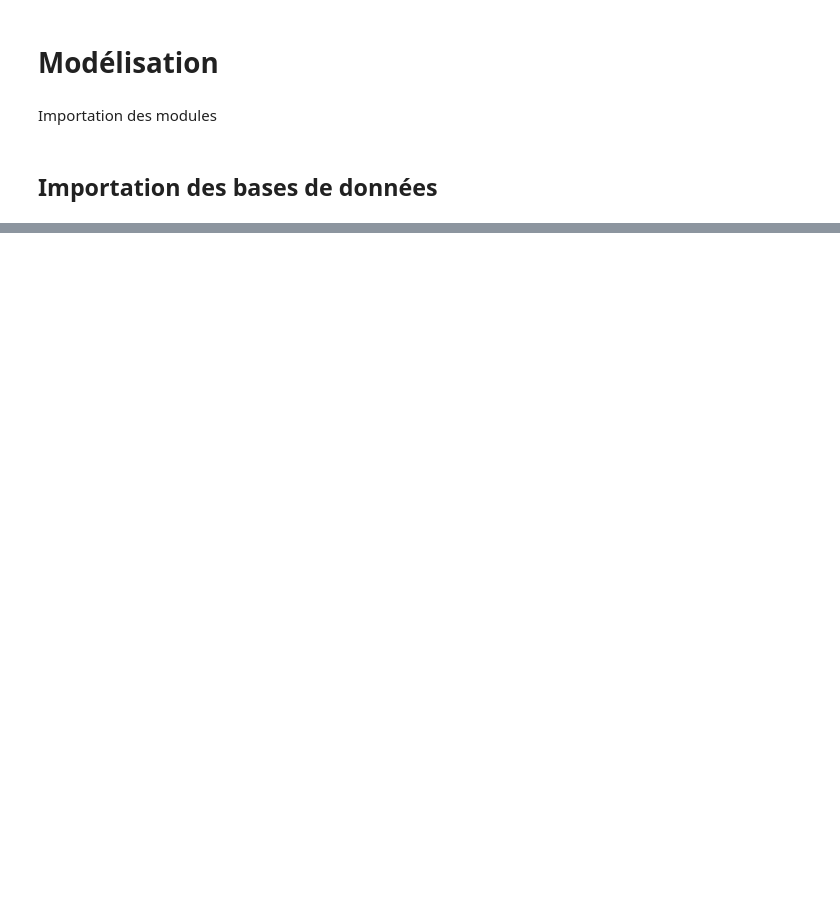
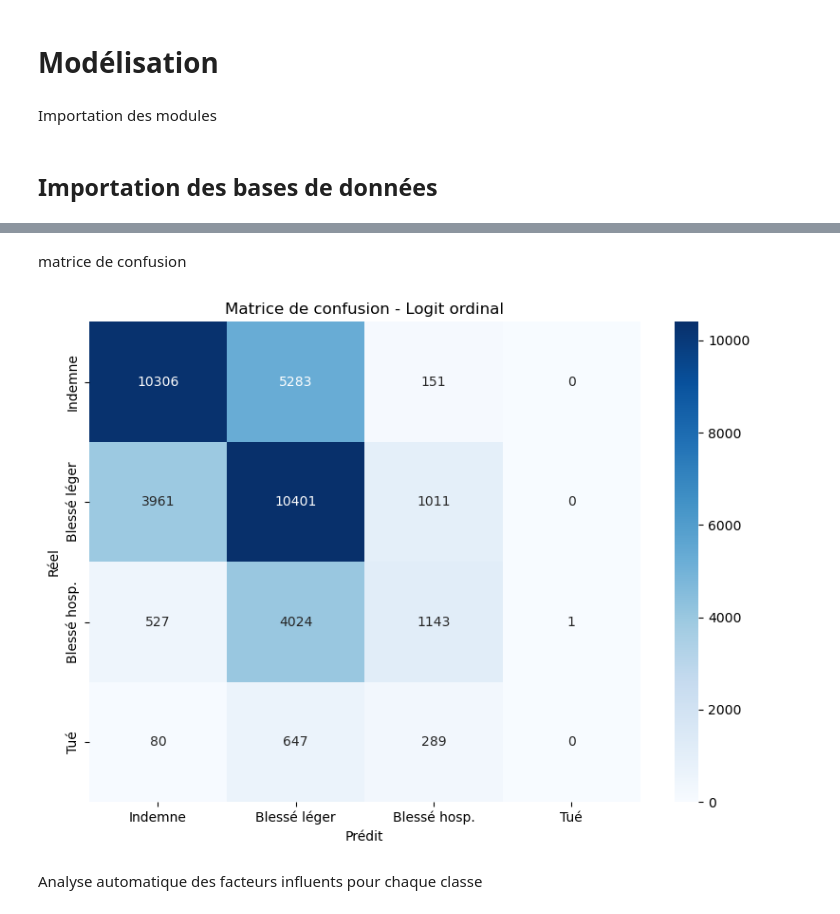
Before and after one commit to Romaric01K/Projet_Tutor-, a Jupyter notebook: Modélisation.ipynb, the cells around one changed output, grey strips where cells are left out. Drawn from its saved outputs; the diff is of its cells as text; code cells hidden in the pictures; blank space fills up the shorter version.

```diff
--- a/Modélisation.ipynb
+++ b/Modélisation.ipynb
@@ -201,0 +201,27 @@ manv          -0.0177      0.001    -21.835      0.000      -0.019      -0.016
+# %%
+# 1. Création de la variable cible binaire (0 = indemne, 1 = blessé ou tué)
+base_f['cible_blesse'] = base_f['grav'].apply(lambda x: 0 if x == 1 else 1)
+
+# 2. Définition des variables explicatives
+variables = ['sexe', 'age', 'catv', 'catu', 'atm', 'lum', 'trajet', 'secu1', 'choc', 'manv', 'agg']
+
+# 3. Sélection des colonnes utiles et suppression des valeurs manquantes
+df_model = base_f[variables + ['cible_blesse']].dropna()
+
+# 4. Encodage des variables catégorielles (get_dummies)
+X = pd.get_dummies(df_model.drop('cible_blesse', axis=1), drop_first=True)
+X = X.astype(float)  # ✅ Conversion explicite pour éviter l'erreur
+
+# 5. Ajout de constante pour l'interception
+X = sm.add_constant(X)
+
+# 6. Variable cible
+y = df_model['cible_blesse'].astype(int)  # ✅ Conversion explicite
+
+# 7. Ajustement du modèle GLM logistique
+model = sm.GLM(y, X, family=sm.families.Binomial())
+result = model.fit()
+
+# 8. Affichage du résumé du modèle
+print("=== Résultats du GLM logistique : probabilité d’être blessé ou tué ===")
+print(result.summary())
@@ -201,0 +466,20 @@ manv          -0.0177      0.001    -21.835      0.000      -0.019      -0.016
+# %% [markdown]
+matrice de confusion
+# %%
+# Matrice de confusion
+cm = confusion_matrix(y_test, y_pred)
+
+# Plot
+plt.figure(figsize=(8,6))
+sns.heatmap(cm, annot=True, fmt='d', cmap='Blues',
+            xticklabels=["Indemne", "Blessé léger", "Blessé hosp.", "Tué"],
+            yticklabels=["Indemne", "Blessé léger", "Blessé hosp.", "Tué"])
+plt.xlabel("Prédit")
+plt.ylabel("Réel")
+plt.title("Matrice de confusion - Logit ordinal")
+plt.tight_layout()
+plt.show()
+# %% [output]
+[figure, added]
+# %% [markdown]
+Analyse automatique des facteurs influents pour chaque classe
```
Also changed, not shown: parts of 42 cells of this notebook, 3 other files.
